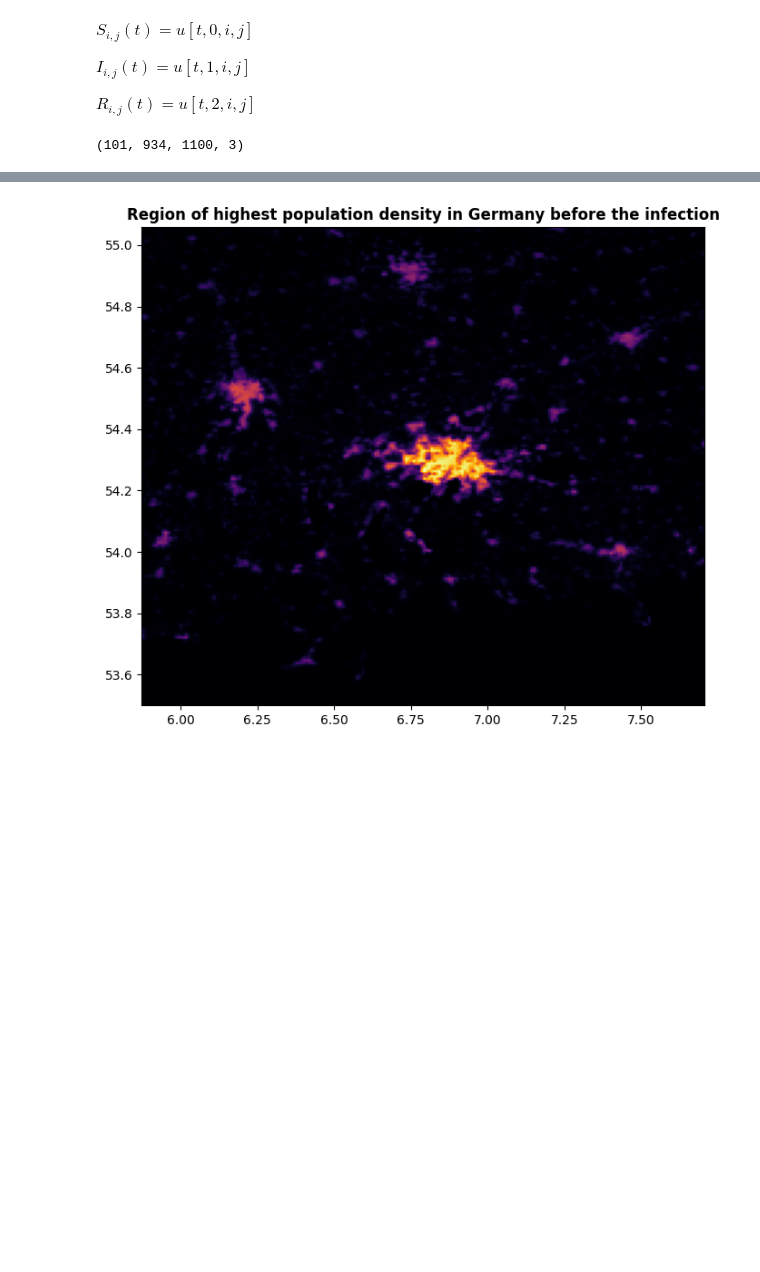
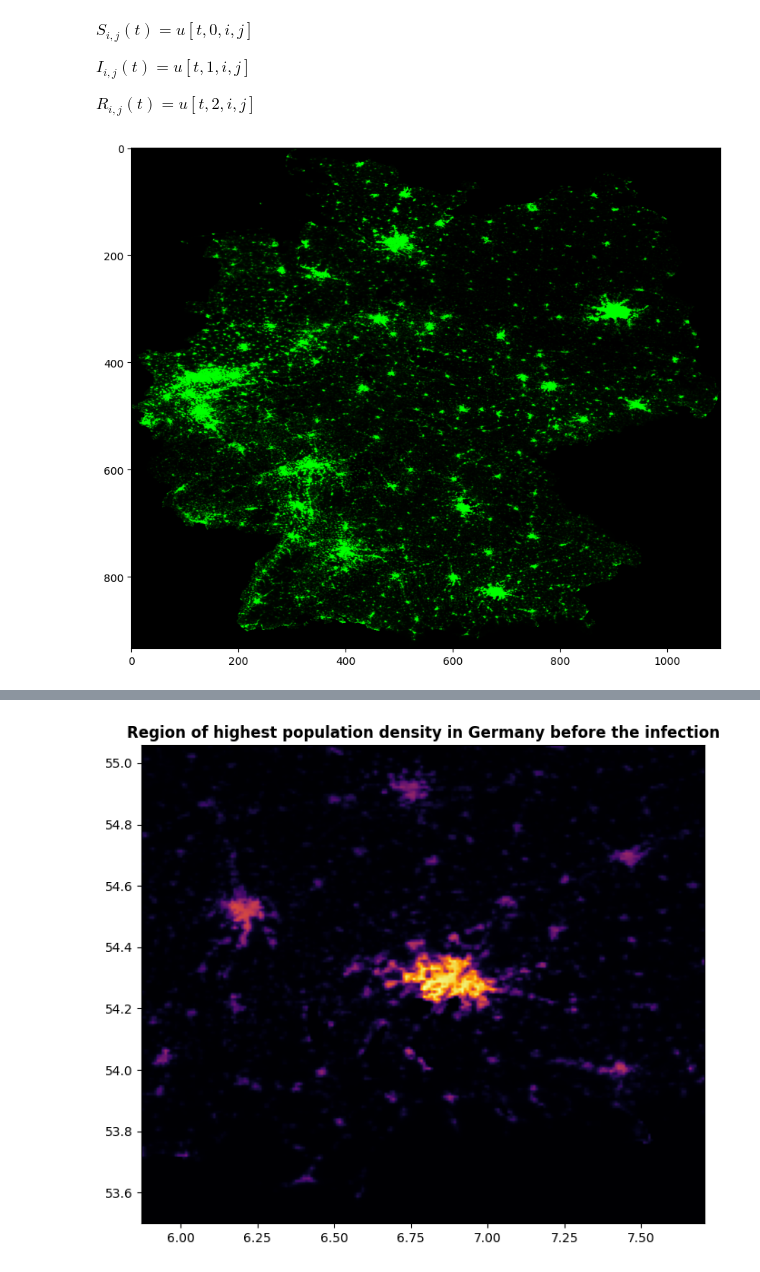
Before and after one commit to Mark-Bugden/Zombie-modelling, a Jupyter notebook: SketchFile.ipynb, the cells around one changed output, grey strips where cells are left out. Cells and saved outputs as stored; diff of their text form; code cells hidden in the pictures; blank space fills up the shorter version.

```diff
--- a/SketchFile.ipynb
+++ b/SketchFile.ipynb
@@ -187,7 +193,7 @@ def f(u):
     return padding
 # %%
 # Set the number of timesteps you want
-T = 100                          # final time
+T = 500                          # final time
 dt = 1                          # time increment
 N = int(T/dt) + 1               # number of time-steps
 t = np.linspace(0.0, T, N)      # time discretization
@@ -224,12 +230,13 @@ uRGB[:,:,:,[1,0]] = uRGB[:,:,:,[0,1]]
 
 # Rescale all elements so they are between 0 and 1
 uRGB = uRGB/uRGB.max()
-# %% [output]
-(101, 934, 1100, 3)
 # %%
-plt.imshow(np.clip(uRGB[0, :, :, :]*20,0,1),    # display first slice
+fig, ax = plt.subplots(figsize=(10,10))
+plt.imshow(np.clip(uRGB[0, :, :, :]*40,0,1),    # display first slice
                     vmin=0, # lowest value in numpy_3d_array
                     vmax=1)
-
+plt.savefig('1.png')
 plt.show()
+# %% [output]
+[figure, added]
 # %%
```
Also changed, not shown: parts of 2 cells of this notebook, 2 other files.
